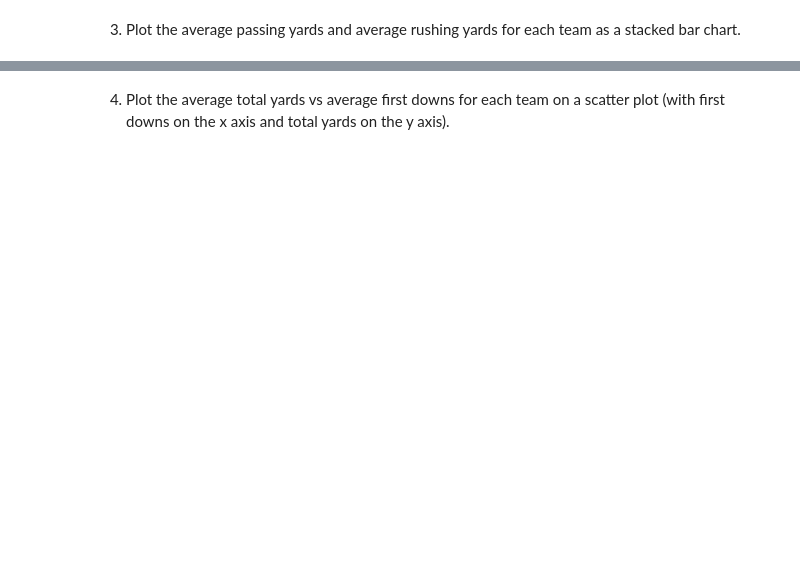
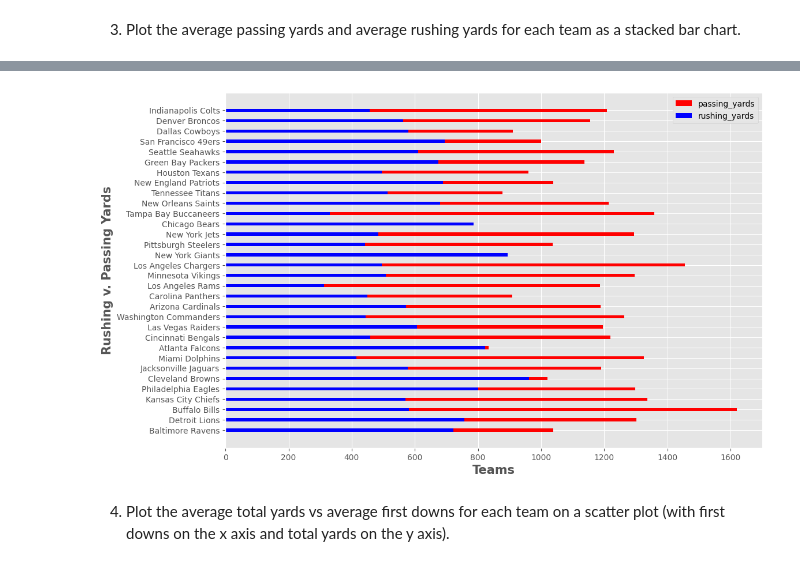
Before and after one commit to CooperIsSuperCool/cis277-fa22-Lab5, a Jupyter notebook: Lab5.ipynb, the cells around one changed output, grey strips where cells are left out. Drawn from its saved outputs; the diff is of its cells as text; code cells hidden in the pictures; blank space fills up the shorter version.

```diff
--- a/Lab5.ipynb
+++ b/Lab5.ipynb
@@ -33,2 +34,13 @@ barhplot
 # %% [markdown]
 3. Plot the average passing yards and average rushing yards for each team as a stacked bar chart.
+# %%
+df1 = pd.read_csv("nfloffenseweek3.csv")
+df2 = pd.read_csv("nfloffenseweek4.csv")
+df3 = pd.read_csv("nfloffenseweek5.csv")
+
+df1['week'] = 3
+df2['week'] = 4
+df3['week'] = 5
+
+df = pd.concat([df1, df2, df3], axis=0)
+df.info()
@@ -35,2 +65,17 @@ barhplot
+# %%
+barWidth = .3
+plt.subplots(figsize =(12, 8))
+
+
+plt.barh(df.team, df.passing_yards, height = barWidth, color = 'red', label = 'passing_yards')
+plt.barh(df.team, df.rushing_yards, height = barWidth, color = 'blue', label = 'rushing_yards')
+
+plt.xlabel('Teams', fontweight ='bold', fontsize = 15)
+plt.ylabel('Rushing v. Passing Yards', fontweight ='bold', fontsize = 15)
+
+plt.legend()
+plt.show()
+# %% [output]
+[figure, added]
 # %% [markdown]
 4. Plot the average total yards vs average first downs for each team on a scatter plot (with first downs on the x axis and total yards on the y axis).
```
Also changed, not shown: parts of 9 cells of this notebook.
